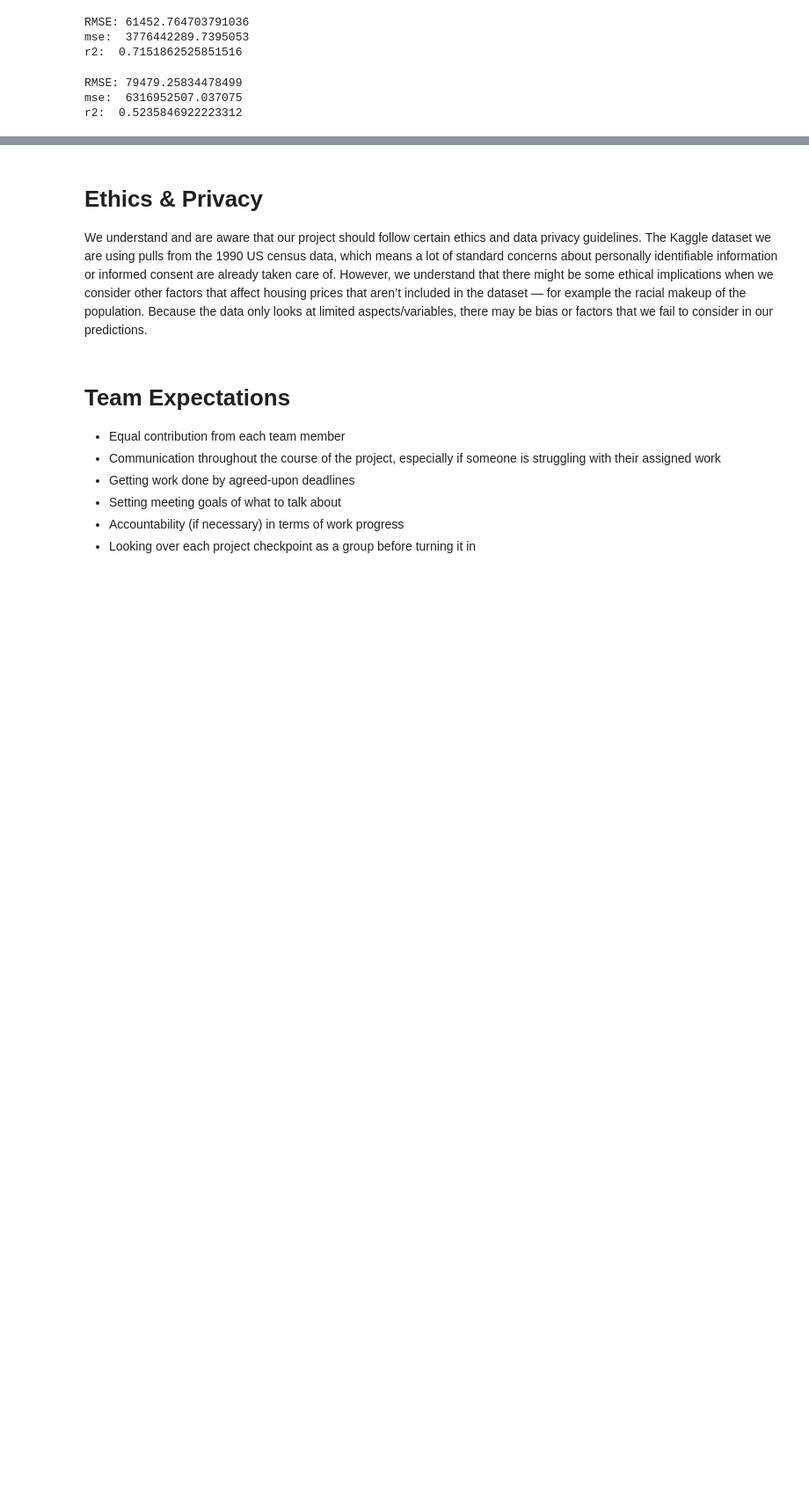
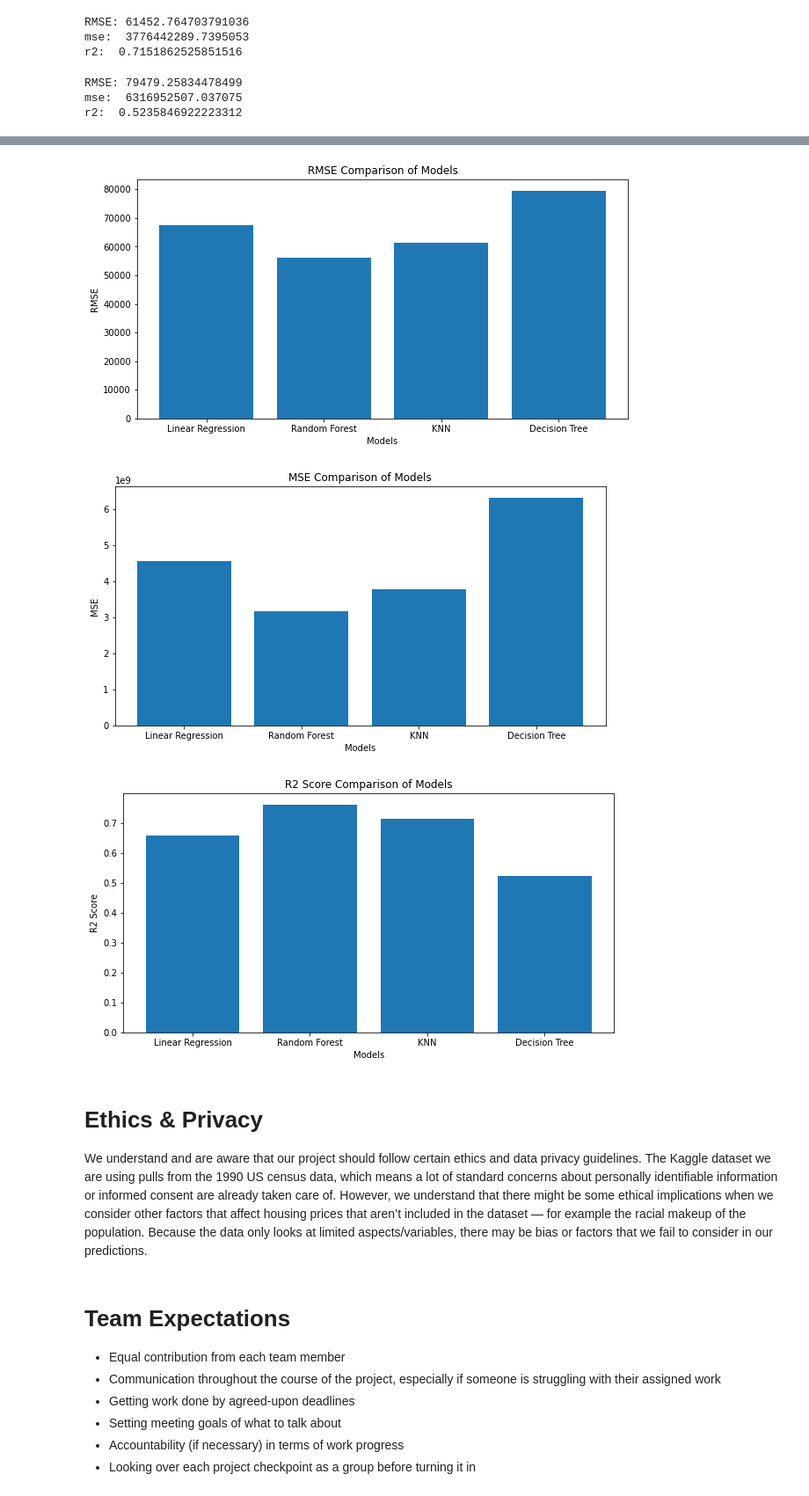
Before and after one commit to llennemann/COGS-118A-ML-Project, a Jupyter notebook: Checkpoint_Group017-SP23.ipynb, the cells around one changed output, grey strips where cells are left out. Shown: that part at 88% size. Drawn from its saved outputs; the diff is of its cells as text; code cells hidden in the pictures; blank space fills up the shorter version.

Commit message:
Update Checkpoint_Group017-SP23.ipynb
added tables + graphs for prelim results

```diff
--- a/Checkpoint_Group017-SP23.ipynb
+++ b/Checkpoint_Group017-SP23.ipynb
@@ -179,3 +186,36 @@ r2:  0.5235846922223312
+# %%
+import matplotlib.pyplot as plt
+
+rmse_values = [67462.048, 56263.906, 61452.764, 79479.258]
+mse_values = [4551127948.889301, 3165627161.0930014, 3776442289.7395053, 6316952507.037075]
+r2_values = [0.6567605945920528, 0.7612530351334144, 0.7151862525851516, 0.5235846922223312]
+
+models = ['Linear Regression', 'Random Forest', 'KNN', 'Decision Tree']
+
+plt.figure(figsize=(10, 5))
+plt.bar(models, rmse_values)
+plt.xlabel('Models')
+plt.ylabel('RMSE')
+plt.title('RMSE Comparison of Models')
+plt.show()
+
+plt.figure(figsize=(10, 5))
+plt.bar(models, mse_values)
+plt.xlabel('Models')
+plt.ylabel('MSE')
+plt.title('MSE Comparison of Models')
+plt.show()
+
+plt.figure(figsize=(10, 5))
+plt.bar(models, r2_values)
+plt.xlabel('Models')
+plt.ylabel('R2 Score')
+plt.title('R2 Score Comparison of Models')
+plt.show()
+# %% [output]
+[figure, added]
+[figure, added]
+[figure, added]
 # %% [markdown]
 # Ethics & Privacy
 We understand and are aware that our project should follow certain ethics and data privacy guidelines. The Kaggle dataset we are using pulls from the 1990 US census data, which means a lot of standard concerns about personally identifiable information or informed consent are already taken care of. However, we understand that there might be some ethical implications when we consider other factors that affect housing prices that aren’t included in the dataset — for example the racial makeup of the population. Because the data only looks at limited aspects/variables, there may be bias or factors that we fail to consider in our predictions.
```
Also changed, not shown: parts of 1 cell of this notebook.
